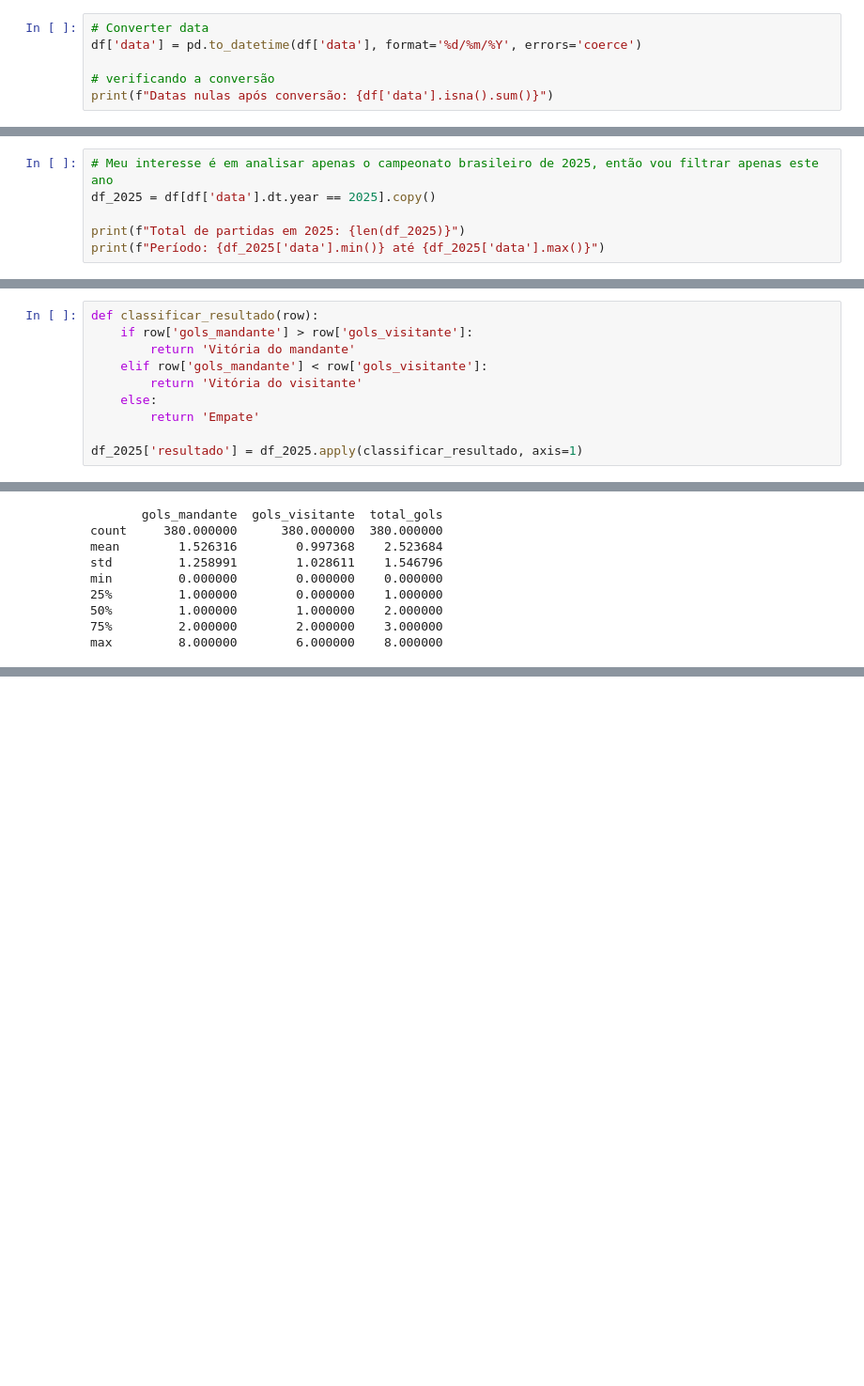
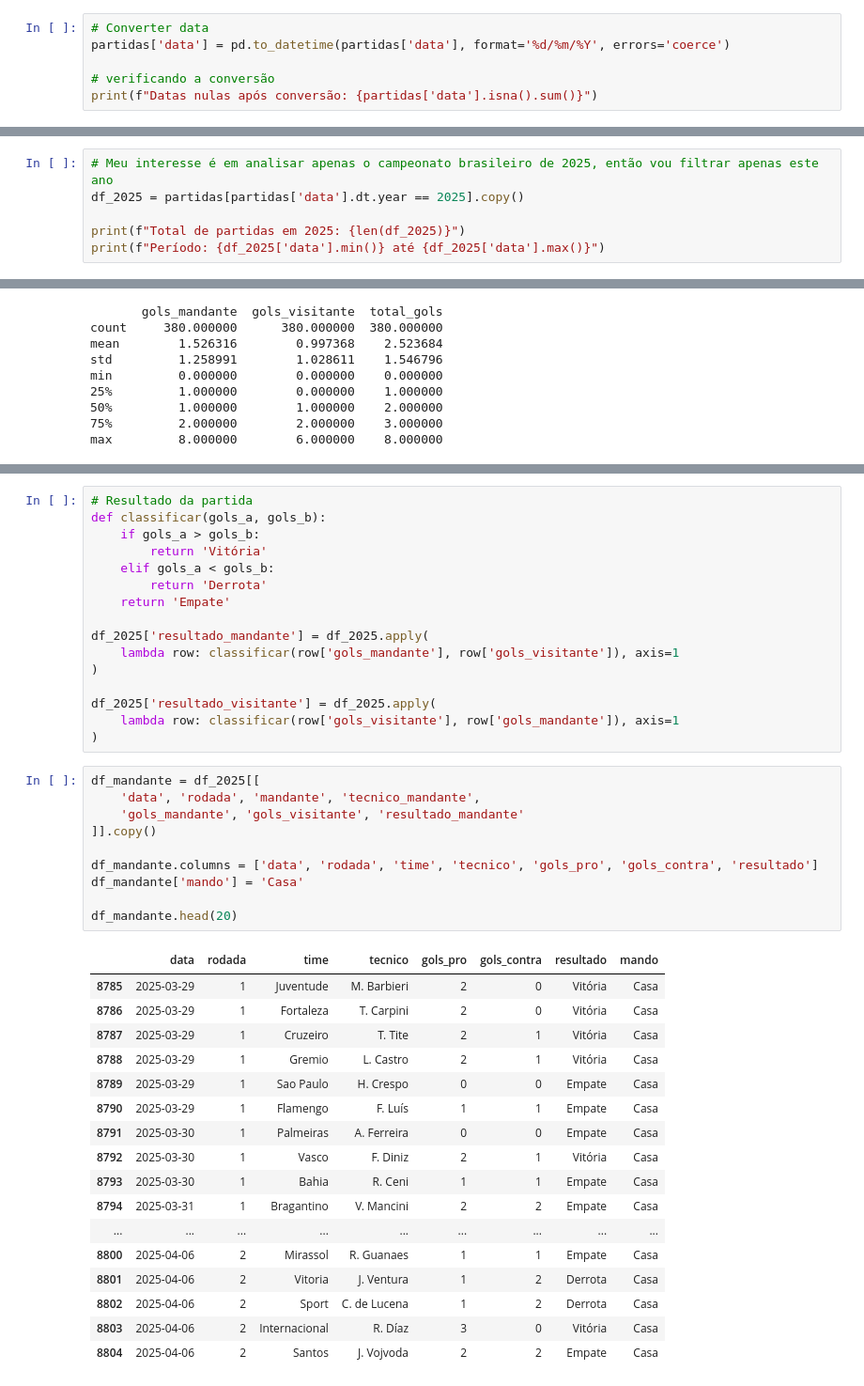
Before and after one commit to JefteLucas/analise_dados_brasileir-o2025, a Jupyter notebook: notebooks/analise_exploratoria.ipynb, the cells around one changed output, grey strips where cells are left out. Shown at 94% size. Saved outputs shown, nothing was run; the diff lists cells and outputs as text; blank space fills up the shorter version.

Commit message:
validação e formatação na ordem dos fatores

```diff
--- a/notebooks/analise_exploratoria.ipynb
+++ b/notebooks/analise_exploratoria.ipynb
@@ -49,15 +51,15 @@ df.shape
 (9165, 17)
 # %%
 # Converter data
-df['data'] = pd.to_datetime(df['data'], format='%d/%m/%Y', errors='coerce')
+partidas['data'] = pd.to_datetime(partidas['data'], format='%d/%m/%Y', errors='coerce')
 
 # verificando a conversão
-print(f"Datas nulas após conversão: {df['data'].isna().sum()}")
+print(f"Datas nulas após conversão: {partidas['data'].isna().sum()}")
 # %% [output]
 Datas nulas após conversão: 0
 # %%
 # Meu interesse é em analisar apenas o campeonato brasileiro de 2025, então vou filtrar apenas este ano
-df_2025 = df[df['data'].dt.year == 2025].copy()
+df_2025 = partidas[partidas['data'].dt.year == 2025].copy()
 
 print(f"Total de partidas em 2025: {len(df_2025)}")
 print(f"Período: {df_2025['data'].min()} até {df_2025['data'].max()}")
@@ -133,13 +136,3 @@ df_2025['total_gols'] = df_2025['gols_mandante'] + df_2025['gols_visitante']
 df_2025['saldo_gols'] = df_2025['gols_mandante'] - df_2025['gols_visitante']
-# %%
-def classificar_resultado(row):
-    if row['gols_mandante'] > row['gols_visitante']:
-        return 'Vitória do mandante'
-    elif row['gols_mandante'] < row['gols_visitante']:
-        return 'Vitória do visitante'
-    else:
-        return 'Empate'
-
-df_2025['resultado'] = df_2025.apply(classificar_resultado, axis=1)
 # %%
 df_2025['mes'] = df_2025['data'].dt.month
@@ -164,0 +181,44 @@ max         8.000000        6.000000    8.000000
+# %%
+# Resultado da partida
+def classificar(gols_a, gols_b):
+    if gols_a > gols_b:
+        return 'Vitória'
+    elif gols_a < gols_b:
+        return 'Derrota'
+    return 'Empate'
+
+df_2025['resultado_mandante'] = df_2025.apply(
+    lambda row: classificar(row['gols_mandante'], row['gols_visitante']), axis=1
+)
+
+df_2025['resultado_visitante'] = df_2025.apply(
+    lambda row: classificar(row['gols_visitante'], row['gols_mandante']), axis=1
+)
+# %%
+df_mandante = df_2025[[
+    'data', 'rodada', 'mandante', 'tecnico_mandante',
+    'gols_mandante', 'gols_visitante', 'resultado_mandante'
+]].copy()
+
+df_mandante.columns = ['data', 'rodada', 'time', 'tecnico', 'gols_pro', 'gols_contra', 'resultado']
+df_mandante['mando'] = 'Casa'
+
+df_mandante.head(20)
+# %% [output]
+|  | data | rodada | time | tecnico | gols_pro | gols_contra | resultado | mando |
+| 8785 | 2025-03-29 | 1 | Juventude | M. Barbieri | 2 | 0 | Vitória | Casa |
+| 8786 | 2025-03-29 | 1 | Fortaleza | T. Carpini | 2 | 0 | Vitória | Casa |
+| 8787 | 2025-03-29 | 1 | Cruzeiro | T. Tite | 2 | 1 | Vitória | Casa |
+| 8788 | 2025-03-29 | 1 | Gremio | L. Castro | 2 | 1 | Vitória | Casa |
+| 8789 | 2025-03-29 | 1 | Sao Paulo | H. Crespo | 0 | 0 | Empate | Casa |
+| 8790 | 2025-03-29 | 1 | Flamengo | F. Luís | 1 | 1 | Empate | Casa |
+| 8791 | 2025-03-30 | 1 | Palmeiras | A. Ferreira | 0 | 0 | Empate | Casa |
+| 8792 | 2025-03-30 | 1 | Vasco | F. Diniz | 2 | 1 | Vitória | Casa |
+| 8793 | 2025-03-30 | 1 | Bahia | R. Ceni | 1 | 1 | Empate | Casa |
+| 8794 | 2025-03-31 | 1 | Bragantino | V. Mancini | 2 | 2 | Empate | Casa |
+| ... | ... | ... | ... | ... | ... | ... | ... | ... |
+| 8800 | 2025-04-06 | 2 | Mirassol | R. Guanaes | 1 | 1 | Empate | Casa |
+| 8801 | 2025-04-06 | 2 | Vitoria | J. Ventura | 1 | 2 | Derrota | Casa |
+| 8802 | 2025-04-06 | 2 | Sport | C. de Lucena | 1 | 2 | Derrota | Casa |
+| 8803 | 2025-04-06 | 2 | Internacional | R. Díaz | 3 | 0 | Vitória | Casa |
+| 8804 | 2025-04-06 | 2 | Santos | J. Vojvoda | 2 | 2 | Empate | Casa |
```
Also changed, not shown: parts of 11 cells of this notebook, 1 other file.
